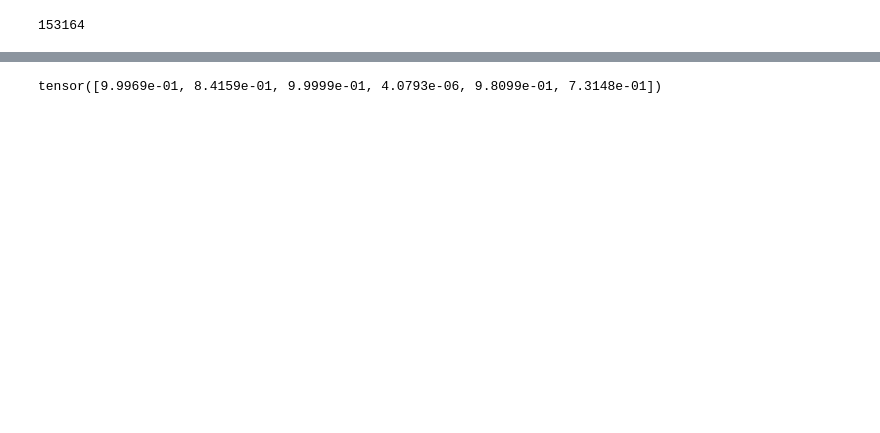
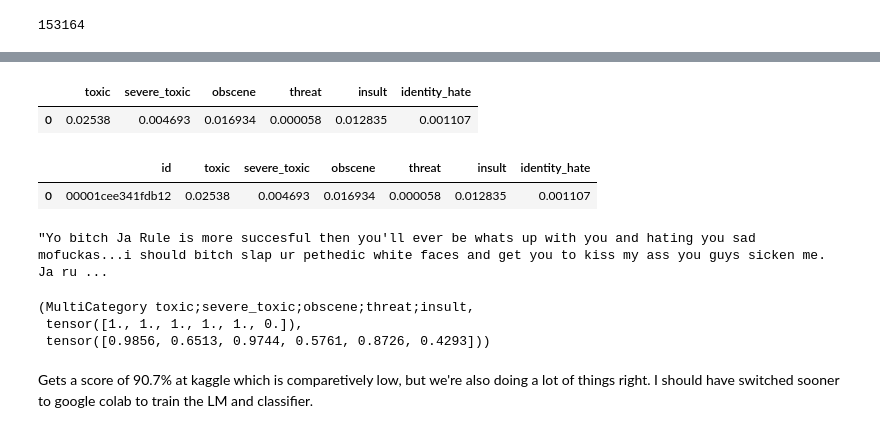
Before and after one commit to MeyerFabian/fast.ai, a Jupyter notebook: 02_Toxic_Comment_Classification_Challenge.ipynb, the cells around one changed output, grey strips where cells are left out. Saved outputs shown, nothing was run; the diff lists cells and outputs as text; code cells hidden in the pictures; blank space fills up the shorter version.

```diff
--- a/02_Toxic_Comment_Classification_Challenge.ipynb
+++ b/02_Toxic_Comment_Classification_Challenge.ipynb
@@ -801,4 +801,4 @@ len(df_test)
 # %% [output]
 153164
 # %%
-classifier = load_learner(path,'NLP-classifier',test=data_test,bs=4)
+classifier = load_learner(path,'NLP-classifier',test=data_test)
@@ -805,2 +807,2 @@ classifier = load_learner(path,'NLP-classifier',test=data_test,bs=4)
 # %%
-pred_class,pred_index,probability = classifier.get_preds(ds_type=DatasetType.Test)
+arg_1,arg_2 = classifier.get_preds(ds_type=DatasetType.Test, ordered=True)
@@ -809,4 +809,15 @@ pred_class,pred_index,probability = classifier.get_preds(ds_type=DatasetType.Tes
-# %%
-probability
-# %% [output]
-tensor([9.9969e-01, 8.4159e-01, 9.9999e-01, 4.0793e-06, 9.8099e-01, 7.3148e-01])
+# %%
+df = pd.DataFrame(data = arg_1, columns = ['toxic','severe_toxic','obscene','threat','insult','identity_hate'])
+# %%
+df.head()
+# %% [output]
+|  | toxic | severe_toxic | obscene | threat | insult | identity_hate |
+| 0 | 0.02538 | 0.004693 | 0.016934 | 0.000058 | 0.012835 | 0.001107 |
+# %%
+idx = 0
+df.insert(loc=idx, column='id', value=df_test['id'])
+# %%
+df.head()
+# %% [output]
+|  | id | toxic | severe_toxic | obscene | threat | insult | identity_hate |
+| 0 | 00001cee341fdb12 | 0.02538 | 0.004693 | 0.016934 | 0.000058 | 0.012835 | 0.001107 |
@@ -812,0 +826,10 @@ tensor([9.9969e-01, 8.4159e-01, 9.9999e-01, 4.0793e-06, 9.8099e-01, 7.3148e-01])
+# %%
+df_test.iloc(0)[0]['comment_text']
+# %% [output]
+"Yo bitch Ja Rule is more succesful then you'll ever be whats up with you and hating you sad mofuckas...i should bitch slap ur pethedic white faces and get you to kiss my ass you guys sicken me. Ja ru ...
+# %%
+classifier.predict(df_test.iloc(0)[0]['comment_text'])
+# %% [output]
+(MultiCategory toxic;severe_toxic;obscene;threat;insult,
+ tensor([1., 1., 1., 1., 1., 0.]),
+ tensor([0.9856, 0.6513, 0.9744, 0.5761, 0.8726, 0.4293]))
@@ -812,0 +838,2 @@ tensor([9.9969e-01, 8.4159e-01, 9.9999e-01, 4.0793e-06, 9.8099e-01, 7.3148e-01])
+# %% [markdown]
+Gets a score of 90.7% at kaggle which is comparetively low, but we're also doing a lot of things right. I should have switched sooner to google colab to train the LM and classifier.
```
Also changed, not shown: parts of 6 cells of this notebook, 1 other file.
